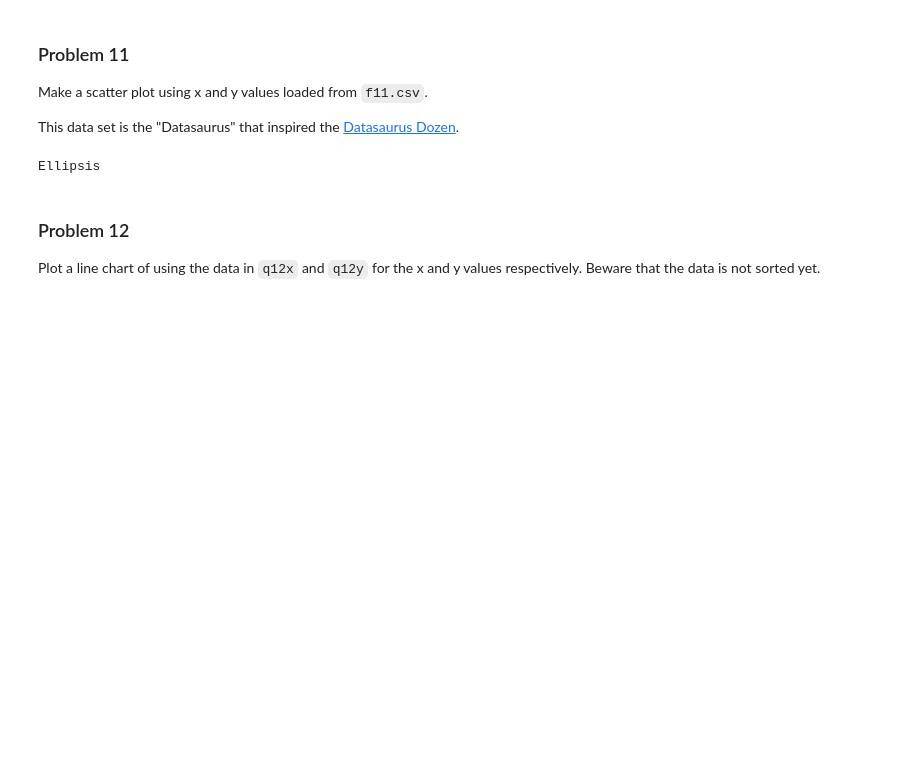
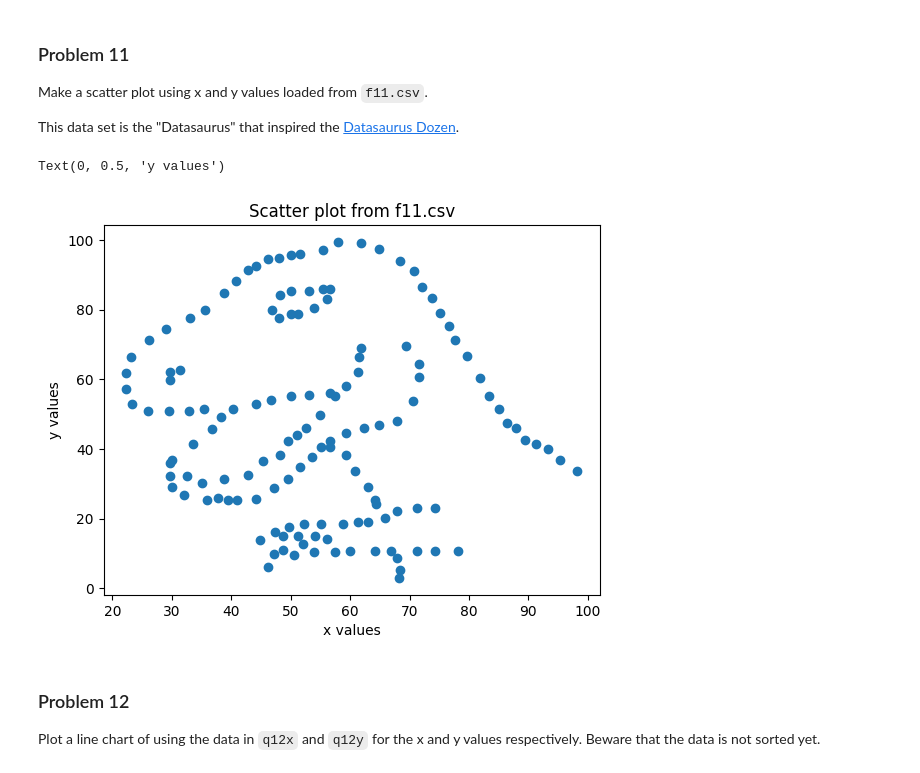
Before and after one commit to nikhil-bu/dx602-homework-05, a Jupyter notebook: homework.ipynb, the cells around one changed output. Saved outputs shown, nothing was run; the diff lists cells and outputs as text; code cells hidden in the pictures; blank space fills up the shorter version.

```diff
--- a/homework.ipynb
+++ b/homework.ipynb
@@ -338,12 +338,27 @@ q10
 Make a scatter plot using x and y values loaded from `f11.csv`.
 
 This data set is the "Datasaurus" that inspired the [Datasaurus Dozen](https://www.research.autodesk.com/publications/same-stats-different-graphs/).
-# %%
-# YOUR CHANGES HERE
-
-...
-# %% [output]
-Ellipsis
+# %%
+# YOUR CHANGES HERE
+import csv
+
+x = []
+y = []
+
+with open('f11.csv', 'r') as file:
+    reader = csv.reader(file)
+    next(reader)
+    for row in reader:
+        x.append(float(row[1]))  # second column = x
+        y.append(float(row[2]))  # third column = y
+
+plt.scatter(x,y)
+plt.title("Scatter plot from f11.csv")
+plt.xlabel("x values")
+plt.ylabel("y values")
+# %% [output]
+Text(0, 0.5, 'y values')
+[figure, added]
 # %% [markdown]
 ### Problem 12
 
```
